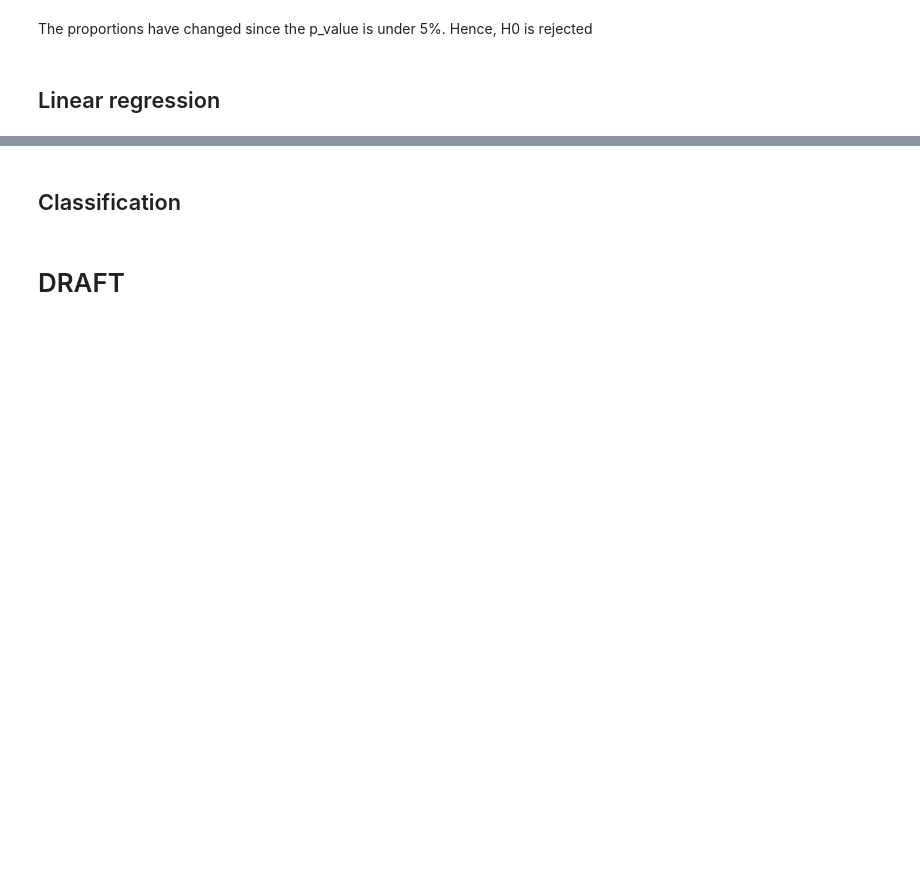
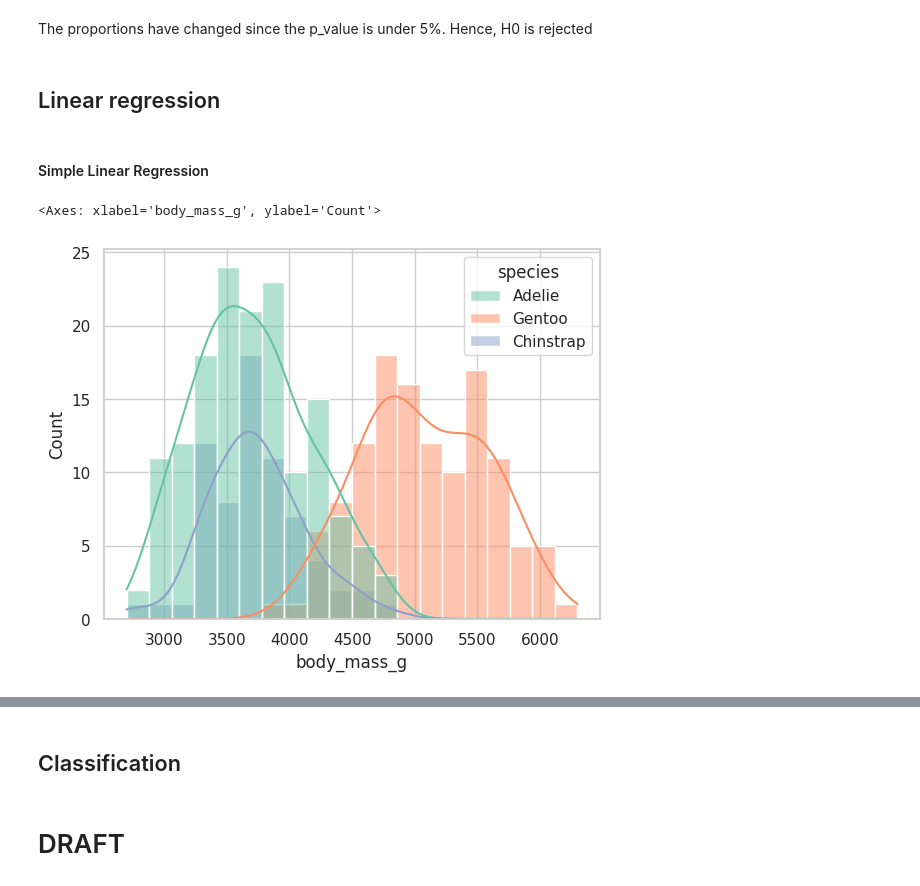
Before and after one commit to carlosjesuscaro/data_analysis_summary, a Jupyter notebook: main.ipynb, the cells around one changed output, grey strips where cells are left out. Saved outputs shown, nothing was run; the diff lists cells and outputs as text; code cells hidden in the pictures; blank space fills up the shorter version.

```diff
--- a/main.ipynb
+++ b/main.ipynb
@@ -429,3 +432,12 @@ The Chi-Square statistic is 6.53 and the p-value is 3.8252%.
 The proportions have changed since the p_value is under 5%. Hence, H0 is rejected
 # %% [markdown]
 ## Linear regression
+# %% [markdown]
+#### Simple Linear Regression
+# %%
+# Visualizing body mass
+
+sns.histplot(data=data, x='body_mass_g', kde=True, bins=20, color='red', hue='species', legend=True, alpha=0.5)
+# %% [output]
+<Axes: xlabel='body_mass_g', ylabel='Count'>
+[figure, added]
```
Also changed, not shown: parts of 11 cells of this notebook.
